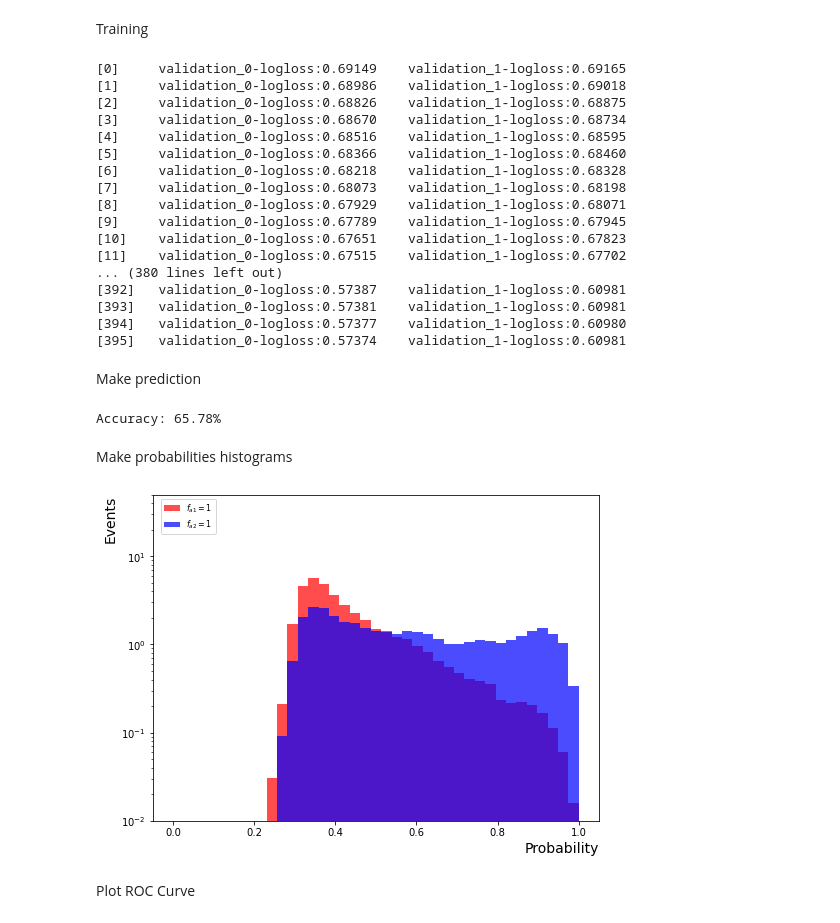
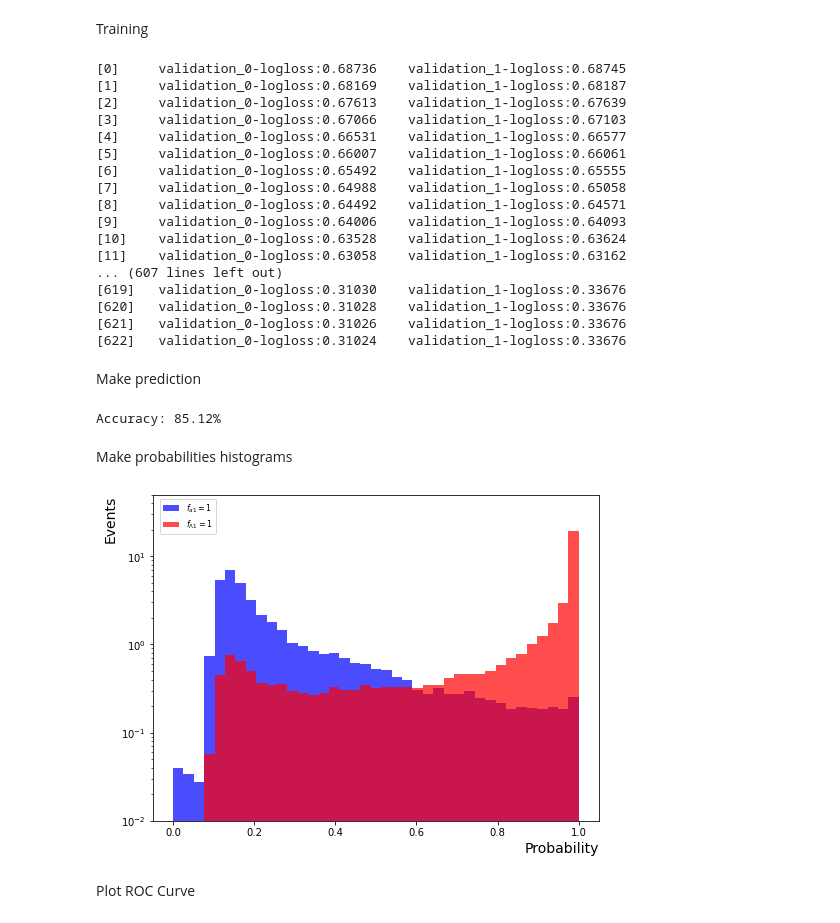
Before and after one commit to Xingfu23/VH_AC_analysis, a Jupyter notebook: VH_BDT_train/VH_AC_BDTClassifier/BDTClassifier/bdtclassifier.ipynb, the cells around one changed output. Saved outputs shown, nothing was run; the diff lists cells and outputs as text; code cells hidden in the pictures.

```diff
--- a/VH_BDT_train/VH_AC_BDTClassifier/BDTClassifier/bdtclassifier.ipynb
+++ b/VH_BDT_train/VH_AC_BDTClassifier/BDTClassifier/bdtclassifier.ipynb
@@ -15,18 +15,18 @@ from tools.xgboost2tmva import *
 Reading variables from SM background and anomalous samples.
 # %%
 trainvar_doc = '/wk_cms2/iceeric02/Workspace/VH_AC_analysis/Data_MC_comparision/CMSSW_12_2_2/src/MakePlot/RR_18_v2/Generate_TrainingVar/OutputForTraining'
-file_bkg = uproot.open(trainvar_doc + '/outvar_WHiggs0PMToGG_M125_13TeV_JHUGenV7011_pythia8.root')
-#file_acsig = uproot.open(trainvar_doc + '/outvar_WHiggs0L1ToGG_M125_13TeV_JHUGenV7011_pythia8.root')
-#file_acsig = uproot.open(trainvar_doc + '/outvar_WHiggs0MToGG_M125_13TeV_JHUGenV7011_pythia8.root')
-file_acsig = uproot.open(trainvar_doc + '/outvar_WHiggs0PHToGG_M125_13TeV_JHUGenV7011_pythia8.root')
+file_bkg = uproot.open(trainvar_doc + '/outvar_ZHiggs0PMToGG_M125_13TeV_JHUGenV7011_pythia8.root')
+#file_acsig = uproot.open(trainvar_doc + '/outvar_ZHiggs0L1ToGG_M125_13TeV_JHUGenV7011_pythia8.root')
+file_acsig = uproot.open(trainvar_doc + '/outvar_ZHiggs0MToGG_M125_13TeV_JHUGenV7011_pythia8.root')
+#file_acsig = uproot.open(trainvar_doc + '/outvar_ZHiggs0PHToGG_M125_13TeV_JHUGenV7011_pythia8.root')
 
-#Prob_hist_title = "WHiggs0L1ToGG_M125"
-#Prob_hist_title = "WHiggs0MToGG_M125"
-Prob_hist_title = "WHiggs0PHToGG_M125"
+#Prob_hist_title = "ZHiggs0L1ToGG_M125"
+Prob_hist_title = "ZHiggs0MToGG_M125"
+#Prob_hist_title = "ZHiggs0PHToGG_M125"
 
 #label_names =[r'$f_{a1}=1$', r'$f_{\Lambda1}=1$']
-#label_names = [r'$f_{a1}=1$', r'$f_{a3}=1$']
-label_names = [r'$f_{a1}=1$', r'$f_{a2}=1$']
+label_names = [r'$f_{a1}=1$', r'$f_{a3}=1$']
+#label_names = [r'$f_{a1}=1$', r'$f_{a2}=1$']
 file_acsig.keys()
 # %% [output]
 ['var_tree;1']
@@ -126,23 +126,23 @@ convert_model(model,input_variables=dataset_forxml,output_xml='output_%s.xml' %P
 
 #convert_model(L1model, input_variables = dataset, output_xml = 'L1model.xml')
 # %% [output]
-[0]     validation_0-logloss:0.69149    validation_1-logloss:0.69165
-[1]     validation_0-logloss:0.68986    validation_1-logloss:0.69018
-[2]     validation_0-logloss:0.68826    validation_1-logloss:0.68875
-[3]     validation_0-logloss:0.68670    validation_1-logloss:0.68734
-[4]     validation_0-logloss:0.68516    validation_1-logloss:0.68595
-[5]     validation_0-logloss:0.68366    validation_1-logloss:0.68460
-[6]     validation_0-logloss:0.68218    validation_1-logloss:0.68328
-[7]     validation_0-logloss:0.68073    validation_1-logloss:0.68198
-[8]     validation_0-logloss:0.67929    validation_1-logloss:0.68071
-[9]     validation_0-logloss:0.67789    validation_1-logloss:0.67945
-[10]    validation_0-logloss:0.67651    validation_1-logloss:0.67823
-[11]    validation_0-logloss:0.67515    validation_1-logloss:0.67702
-... (380 lines left out)
-[392]   validation_0-logloss:0.57387    validation_1-logloss:0.60981
-[393]   validation_0-logloss:0.57381    validation_1-logloss:0.60981
-[394]   validation_0-logloss:0.57377    validation_1-logloss:0.60980
-[395]   validation_0-logloss:0.57374    validation_1-logloss:0.60981
+[0]     validation_0-logloss:0.68736    validation_1-logloss:0.68745
+[1]     validation_0-logloss:0.68169    validation_1-logloss:0.68187
+[2]     validation_0-logloss:0.67613    validation_1-logloss:0.67639
+[3]     validation_0-logloss:0.67066    validation_1-logloss:0.67103
+[4]     validation_0-logloss:0.66531    validation_1-logloss:0.66577
+[5]     validation_0-logloss:0.66007    validation_1-logloss:0.66061
+[6]     validation_0-logloss:0.65492    validation_1-logloss:0.65555
+[7]     validation_0-logloss:0.64988    validation_1-logloss:0.65058
+[8]     validation_0-logloss:0.64492    validation_1-logloss:0.64571
+[9]     validation_0-logloss:0.64006    validation_1-logloss:0.64093
+[10]    validation_0-logloss:0.63528    validation_1-logloss:0.63624
+[11]    validation_0-logloss:0.63058    validation_1-logloss:0.63162
+... (607 lines left out)
+[619]   validation_0-logloss:0.31030    validation_1-logloss:0.33676
+[620]   validation_0-logloss:0.31028    validation_1-logloss:0.33676
+[621]   validation_0-logloss:0.31026    validation_1-logloss:0.33676
+[622]   validation_0-logloss:0.31024    validation_1-logloss:0.33676
 # %% [markdown]
 Make prediction
 # %%
@@ -153,7 +153,7 @@ y_pred_prob_test  = pd.DataFrame(XGBEngine.predict_proba(X_test))
 accuracy = metrics.accuracy_score(y_test, y_pred)
 print('Accuracy: {:2.2%}'.format(accuracy))
 # %% [output]
-Accuracy: 65.78%
+Accuracy: 85.12%
 # %%
 
 y_test.reset_index()
@@ -172,22 +172,22 @@ counts_err1, bins1 = np.histogram(1-df_histb[0], bins)
 # %%
 import matplotlib.pyplot as plt
 plt.figure(figsize=(8,6))
 labels = label_names
-bin_counts1, bin_edges1, patches1 = plt.hist(1-df_histb[0], bins, density=True, alpha=0.7, color='r', label=labels[0], log=True)
+bin_counts1, bin_edges1, patches1 = plt.hist(1-df_histb[0], bins, density=True, alpha=0.7, color='b', label=labels[0], log=True)
 #bin_centres1 = (bin_edges1[:-1] + bin_edges1[1:]) / 2
 #y_err1 = 1/(np.sqrt(counts_err1))
 #print(y_err1[counts_err1>0])
 #plt.errorbar(x = bin_centres1, y = bin_counts1, yerr = y_err1, fmt='o', capsize=0.5, color='r', ecolor='k')
 
-bin_counts2, bin_edges2, patches2 = plt.hist(df_hists[1], bins, density=True, alpha=0.7, color='b', label=labels[1], log=True)
+bin_counts2, bin_edges2, patches2 = plt.hist(df_hists[1], bins, density=True, alpha=0.7, color='r', label=labels[1], log=True)
 
 plt.ylim(0.01, 50)
 plt.xlabel("Probability", fontsize=14, loc='right')
 plt.ylabel("Events", fontsize=14, loc='top')
 plt.legend(bbox_to_anchor=(0.15, 1), prop={'size': 8})
 plt.savefig('Plots/%s_2.pdf' %Prob_hist_title, bbox_inches='tight')
 # %% [output]
-[figure, old version]
+[figure, new version]
 # %% [markdown]
 
 Plot ROC Curve
```
Also changed, not shown: parts of 2 cells of this notebook, 12 other files.
